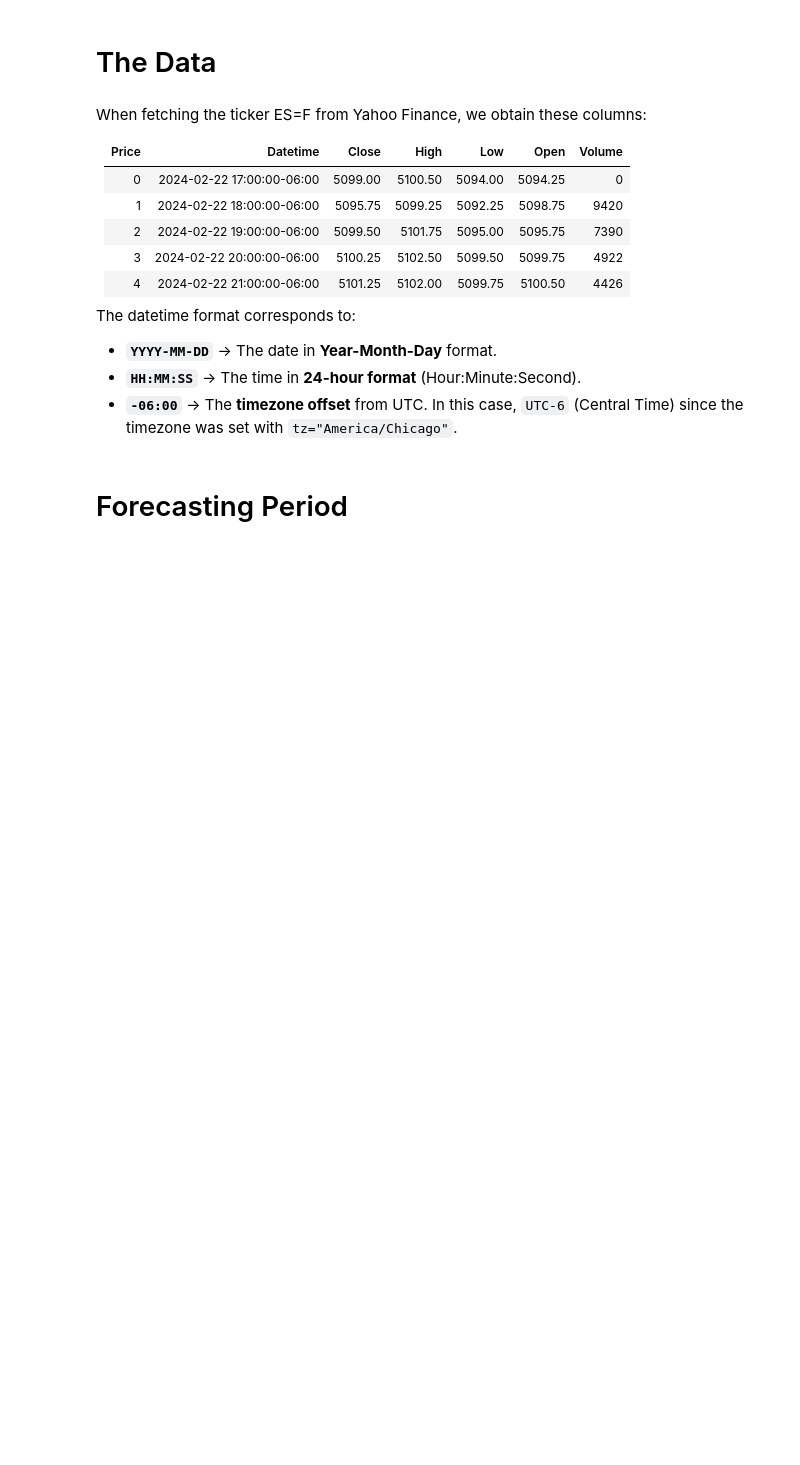
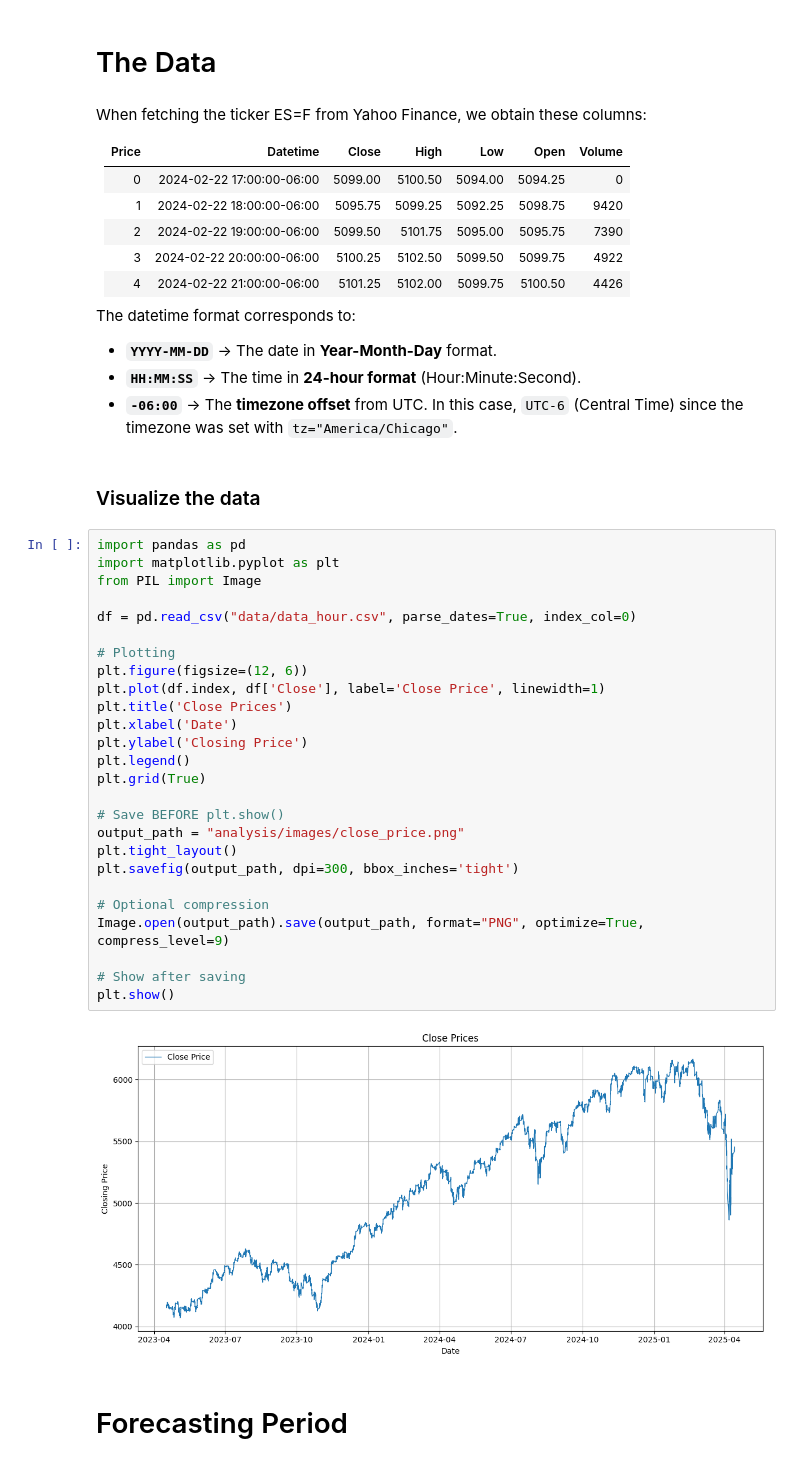
Before and after one commit to baudoin-csp/TF4FIP, a Jupyter notebook: analysis/notebooks/metrics.ipynb, the cells around one changed output. Saved outputs shown, nothing was run; the diff lists cells and outputs as text; blank space fills up the shorter version.

```diff
--- a/analysis/notebooks/metrics.ipynb
+++ b/analysis/notebooks/metrics.ipynb
@@ -16,6 +16,36 @@ The datetime format corresponds to:
 - **`YYYY-MM-DD`** → The date in **Year-Month-Day** format.
 - **`HH:MM:SS`** → The time in **24-hour format** (Hour:Minute:Second).
 - **`-06:00`** → The **timezone offset** from UTC. In this case, `UTC-6` (Central Time) since the timezone was set with `tz="America/Chicago"`.
+# %% [markdown]
+### Visualize the data
+# %%
+import pandas as pd
+import matplotlib.pyplot as plt
+from PIL import Image
+
+df = pd.read_csv("data/data_hour.csv", parse_dates=True, index_col=0)
+
+# Plotting
+plt.figure(figsize=(12, 6))
+plt.plot(df.index, df['Close'], label='Close Price', linewidth=1)
+plt.title('Close Prices')
+plt.xlabel('Date')
+plt.ylabel('Closing Price')
+plt.legend()
+plt.grid(True)
+
+# Save BEFORE plt.show()
+output_path = "analysis/images/close_price.png"
+plt.tight_layout()
+plt.savefig(output_path, dpi=300, bbox_inches='tight')
+
+# Optional compression
+Image.open(output_path).save(output_path, format="PNG", optimize=True, compress_level=9)
+
+# Show after saving
+plt.show()
+# %% [output]
+[figure, added]
 # %% [markdown]
 # Forecasting Period
 # %% [markdown]
```
Also changed, not shown: parts of 6 cells of this notebook.
